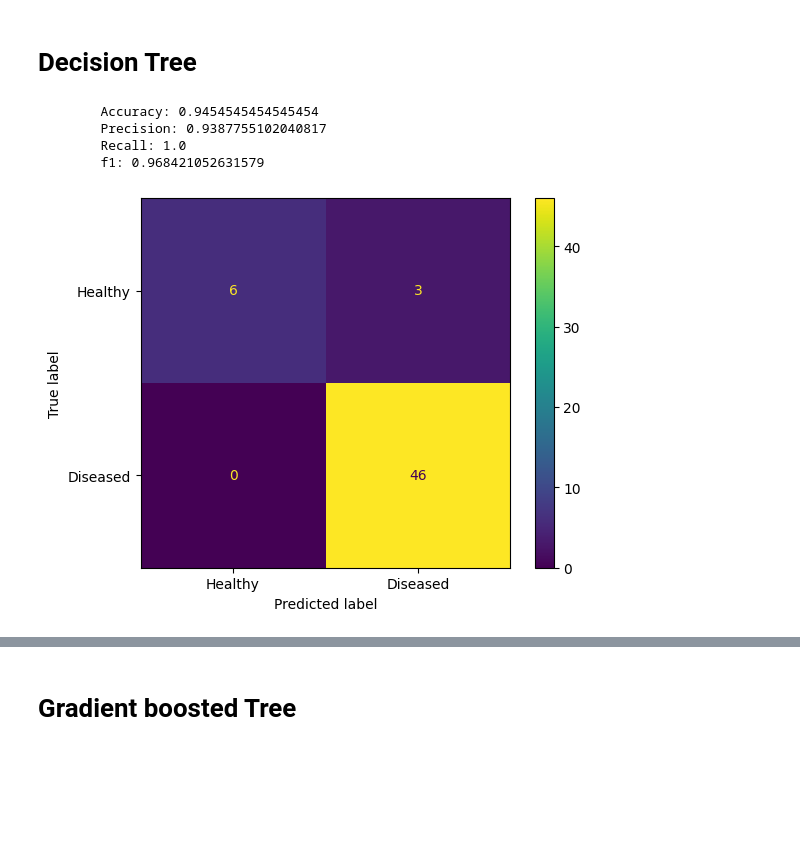
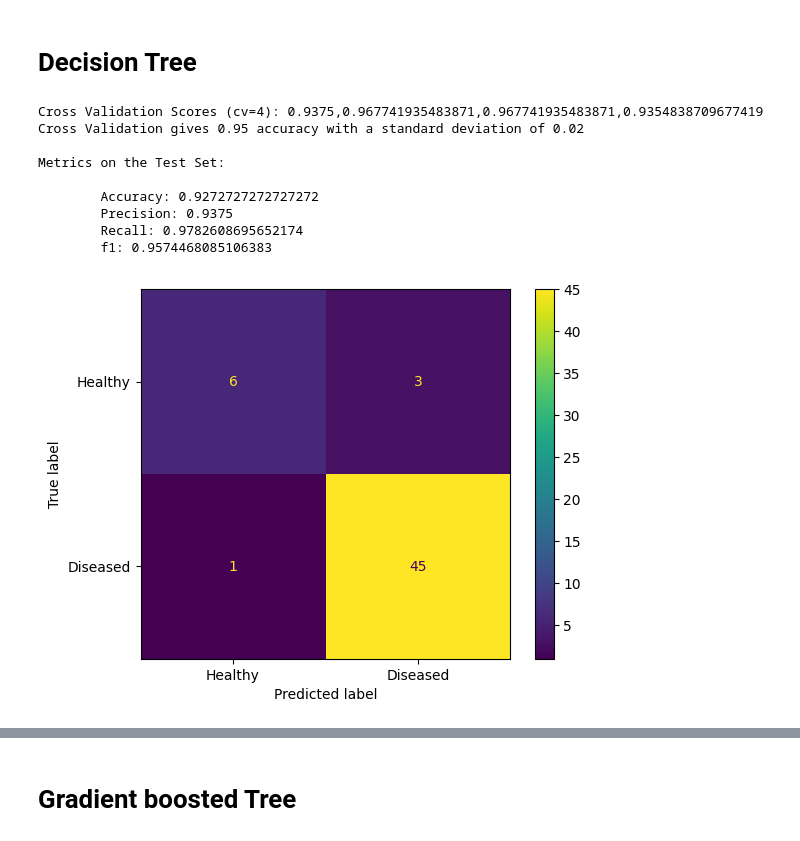
Before and after one commit to thelgis/applied-bioinformatics-thesis, a Jupyter notebook: notebooks/10_ML_with_top_10_de_genes_as_features.ipynb, the cells around one changed output, grey strips where cells are left out. Drawn from its saved outputs; the diff is of its cells as text; code cells hidden in the pictures; blank space fills up the shorter version.

Commit message:
Add cross validation

```diff
--- a/notebooks/10_ML_with_top_10_de_genes_as_features.ipynb
+++ b/notebooks/10_ML_with_top_10_de_genes_as_features.ipynb
@@ -255,19 +260,24 @@ array([[7.67922998e-03, 9.92320770e-01],
 # %%
 from sklearn import tree
 
-tree_model, _ = run_ML_model(
+tree_model, _ = run_ml_model(
     classifier=tree.DecisionTreeClassifier(),
     x_train=x_train,
     y_train=y_train,
     x_test=x_test,
     y_test=y_test,
 )
 # %% [output]
-        Accuracy: 0.9454545454545454
-        Precision: 0.9387755102040817
-        Recall: 1.0
-        f1: 0.968421052631579
+Cross Validation Scores (cv=4): 0.9375,0.967741935483871,0.967741935483871,0.9354838709677419
+Cross Validation gives 0.95 accuracy with a standard deviation of 0.02
+
+Metrics on the Test Set:
+
+        Accuracy: 0.9272727272727272
+        Precision: 0.9375
+        Recall: 0.9782608695652174
+        f1: 0.9574468085106383
-[figure, old version]
+[figure, new version]
 # %%
 tree.plot_tree(tree_model)
 # %% [output]
```
Also changed, not shown: parts of 11 cells of this notebook, 1 other file.
